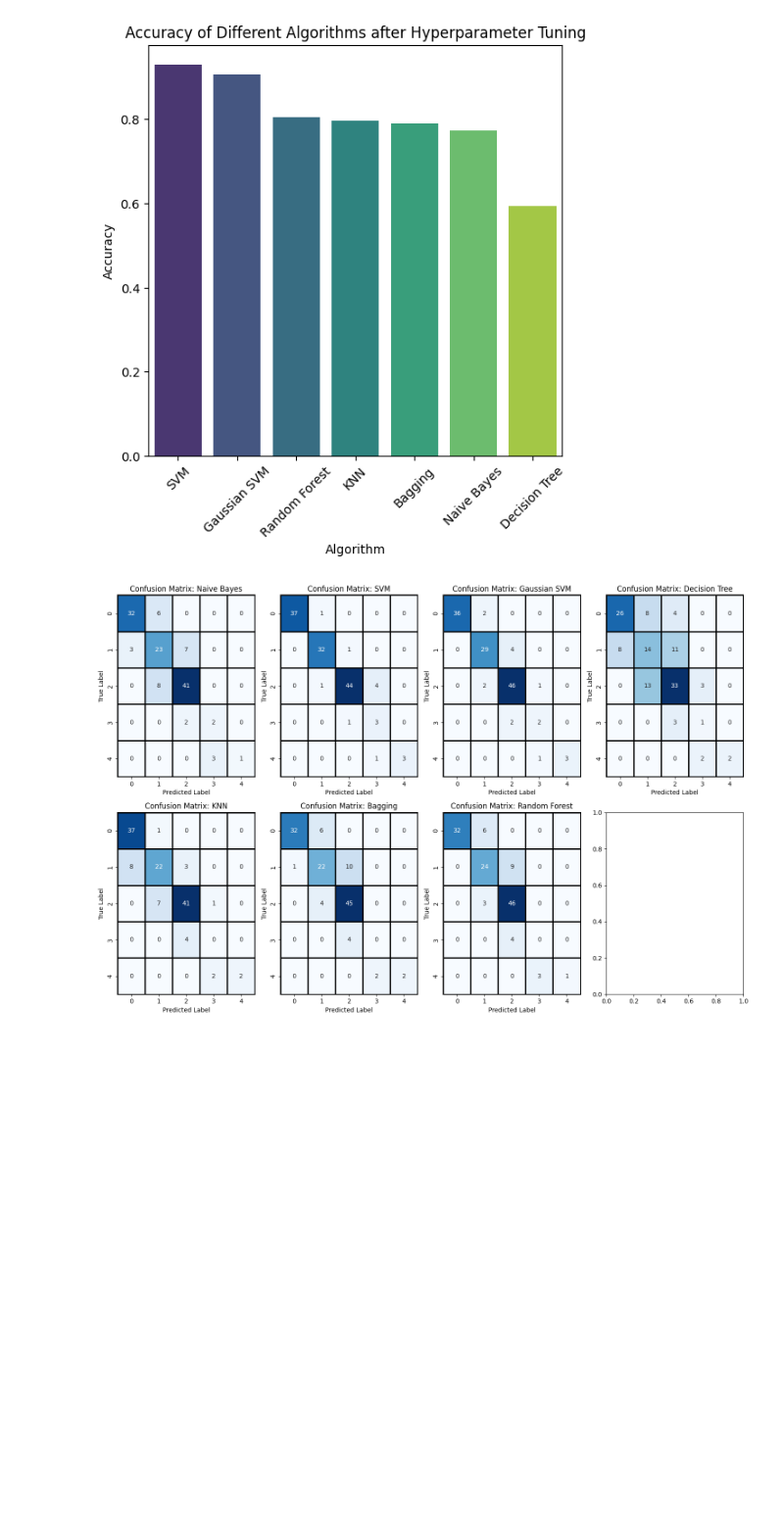
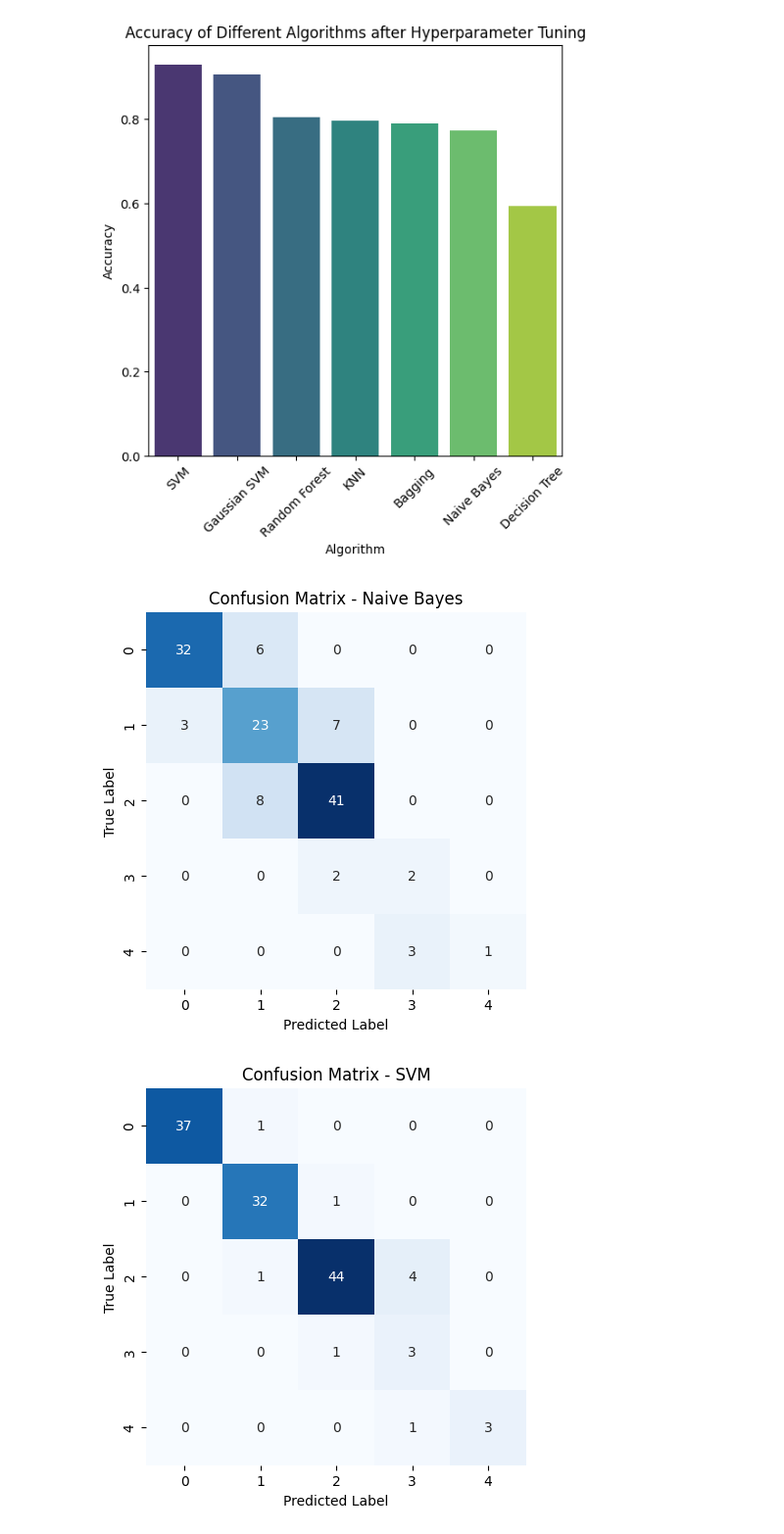
Before and after one commit to tariqrasheed172001/Prediction-of-Depression-levels., a Jupyter notebook: Model_building.ipynb, the cells around one changed output. Shown at 98% size. Cells and saved outputs as stored; diff of their text form; code cells hidden in the pictures; blank space fills up the shorter version.

```diff
--- a/Model_building.ipynb
+++ b/Model_building.ipynb
@@ -261,24 +261,15 @@ Passing `palette` without assigning `hue` is deprecated and will be removed in v
 
   sns.barplot(x=list(algorithms), y=list(accuracy_scores), palette='viridis')
 [figure]
-# %%
-# Plotting confusion matrices side by side with borders
-num_classifiers = 8
-fig, axes = plt.subplots(2, (num_classifiers + 1) // 2, figsize=(15, 10))
-
-for (name, conf_matrix), ax in zip(conf_matrices, axes.flatten()):
-    sns.heatmap(conf_matrix, annot=True, fmt='d', cmap='Blues', cbar=False, ax=ax, linewidths=1, linecolor='black')
-    ax.set_title(f'Confusion Matrix: {name}')
-    ax.set_xlabel('Predicted Label')
-    ax.set_ylabel('True Label')
-    # Add border
-    for _, spine in ax.spines.items():
-        spine.set_visible(True)
-        spine.set_color('black')
-        spine.set_linewidth(1.5)
-
-# Adjust layout to avoid overlapping
-plt.tight_layout()
-plt.show()
-# %% [output]
-[figure, removed]
+# %%
+# Plotting each confusion matrix of hyperparameter tunned models separately
+for name, conf_matrix in conf_matrices:
+    plt.figure(figsize=(5, 5))
+    sns.heatmap(conf_matrix, annot=True, fmt='d', cmap='Blues', cbar=False, linecolor='black')
+    plt.title(f"Confusion Matrix - {name}")
+    plt.xlabel('Predicted Label')
+    plt.ylabel('True Label')
+    plt.show()
+# %% [output]
+[figure, added]
+[figure, added]
```
Also changed, not shown: parts of 1 cell of this notebook.
